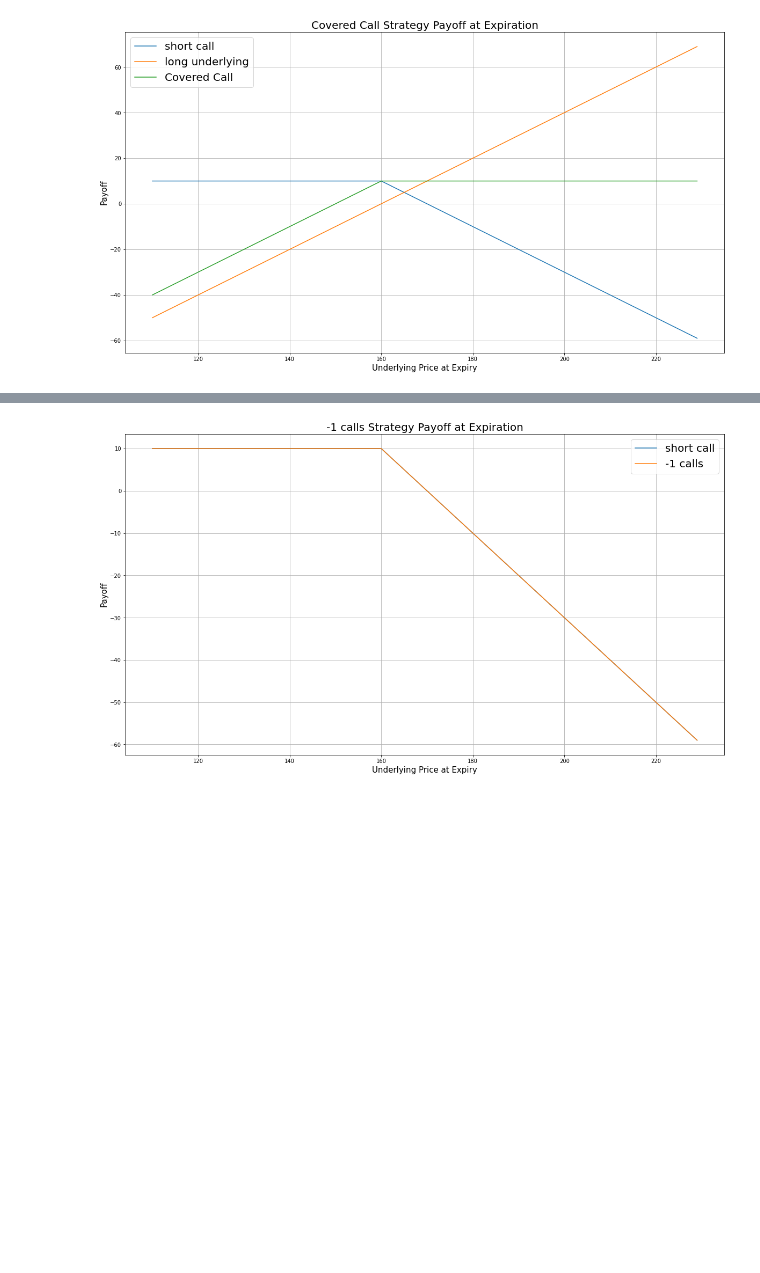
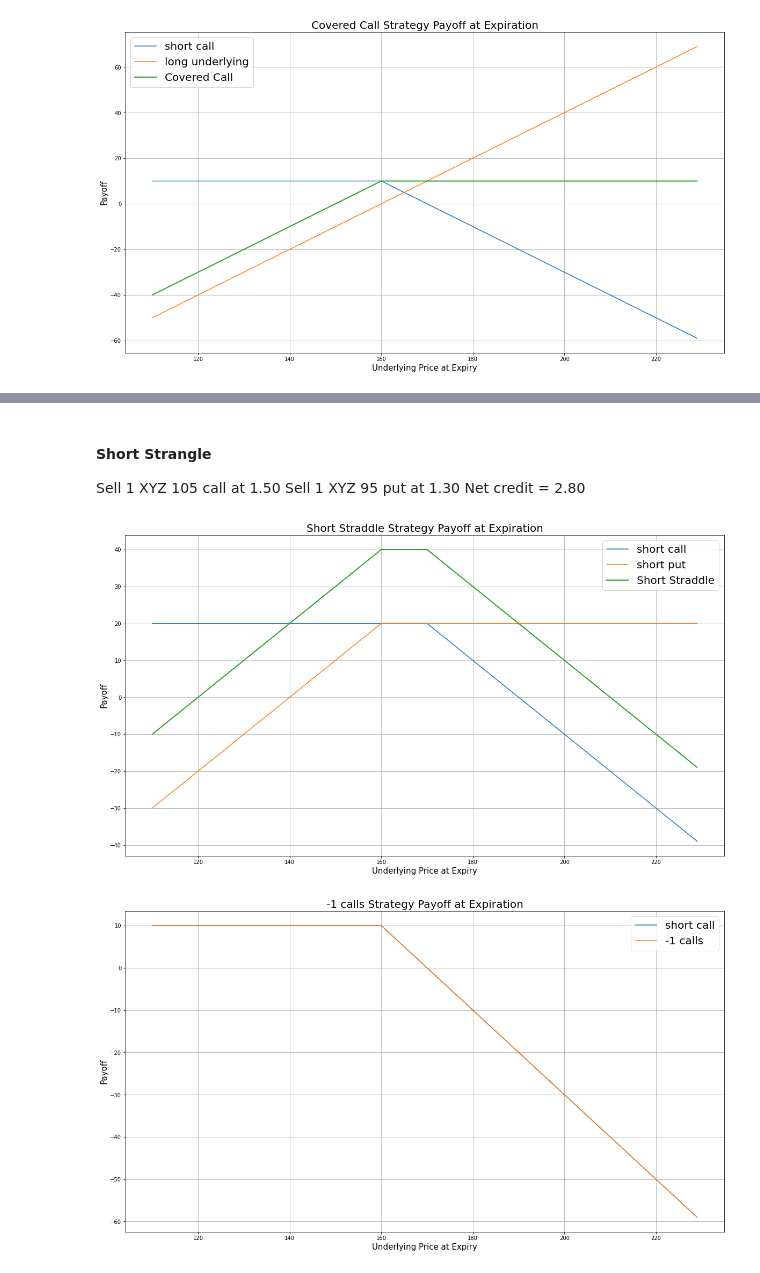
Before and after one commit to szagar/cv, a Jupyter notebook: _notebooks/2022-08-01-options-payoff_charts.ipynb, the cells around one changed output, grey strips where cells are left out. Cells and saved outputs as stored; diff of their text form; code cells hidden in the pictures; blank space fills up the shorter version.

```diff
--- a/_notebooks/2022-08-01-options-payoff_charts.ipynb
+++ b/_notebooks/2022-08-01-options-payoff_charts.ipynb
@@ -116,3 +128,22 @@ plot_strategy_payoff(strategy_name, legs)
+# %% [markdown]
+#### Short Strangle
+Sell 1 XYZ 105 call at	1.50
+Sell 1 XYZ 95 put at	1.30
+Net credit =	2.80
+# %%
+call_strike = 170
+put_strike = 160
+
+call_price = 20
+put_price = 20
+
+legs = []
+legs.append(short_call(premium=call_price, strike = call_strike, uprices = uprices))
+legs.append(short_put(premium=put_price, strike = put_strike, uprices = uprices))
+
+plot_strategy_payoff("Short Straddle", legs)
+# %% [output]
+[figure, added]
 # %%
 strategy_name = '-1 calls'
 legs = []
```
Also changed, not shown: parts of 11 cells of this notebook.
